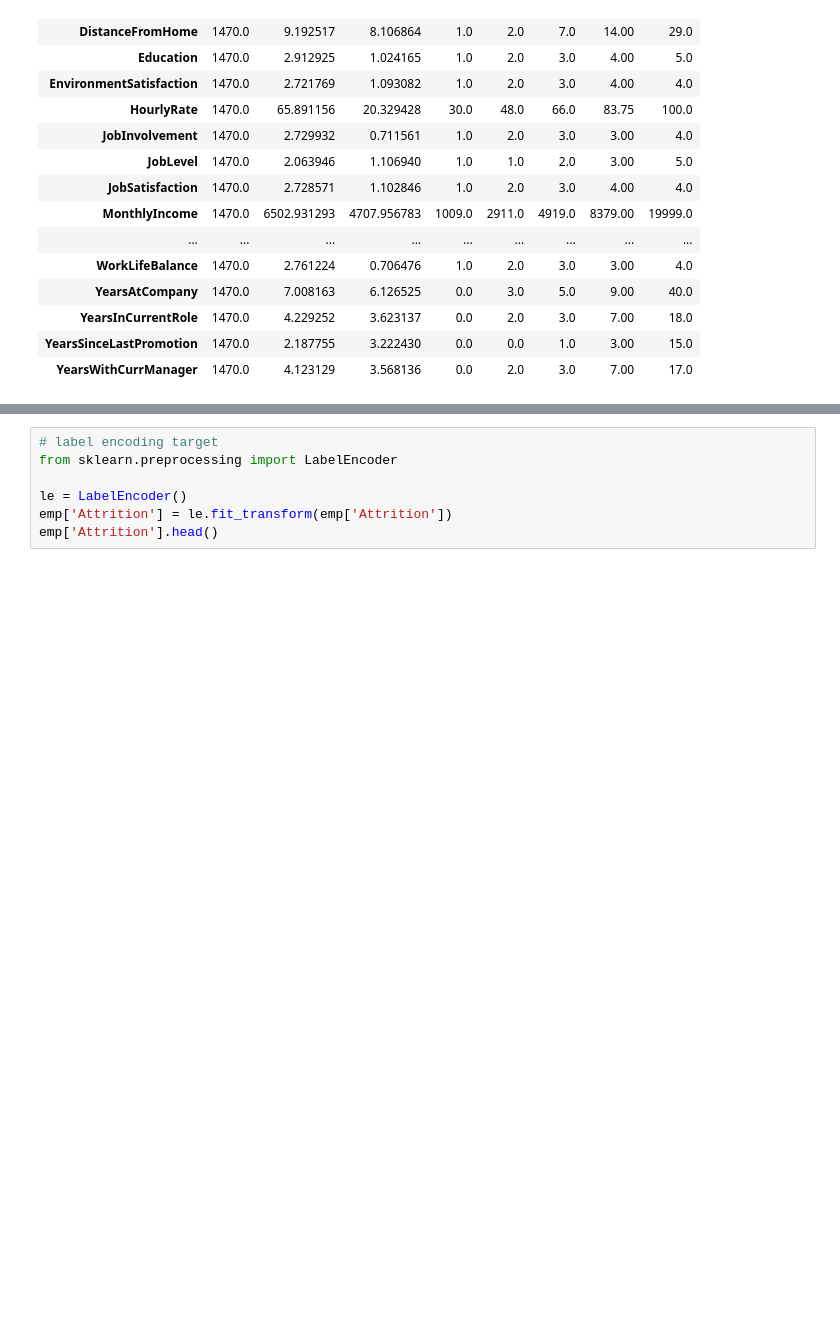
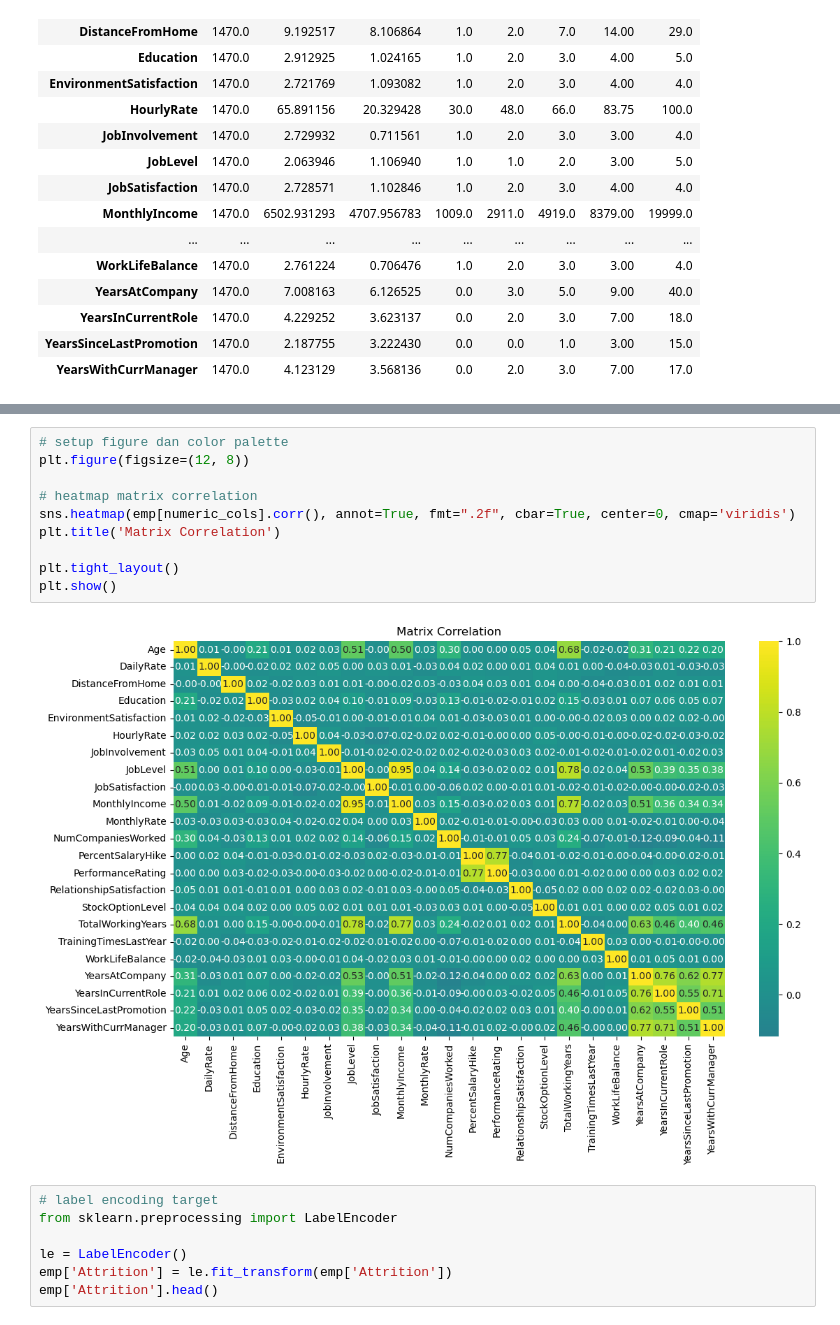
Before and after one commit to hilmanman92/DS-Collabs, a Jupyter notebook: HR Analytics Dashboard/predict employee attrition.ipynb, the cells around one changed output, grey strips where cells are left out. Cells and saved outputs as stored; diff of their text form; blank space fills up the shorter version.

```diff
--- a/HR Analytics Dashboard/predict employee attrition.ipynb
+++ b/HR Analytics Dashboard/predict employee attrition.ipynb
@@ -173,3 +190,15 @@ plt.show()
+# %%
+# setup figure dan color palette
+plt.figure(figsize=(12, 8))
+
+# heatmap matrix correlation
+sns.heatmap(emp[numeric_cols].corr(), annot=True, fmt=".2f", cbar=True, center=0, cmap='viridis')
+plt.title('Matrix Correlation')
+
+plt.tight_layout()
+plt.show()
+# %% [output]
+[figure, added]
 # %%
 # label encoding target
 from sklearn.preprocessing import LabelEncoder
```
Also changed, not shown: parts of 55 cells of this notebook, 10 other files.
